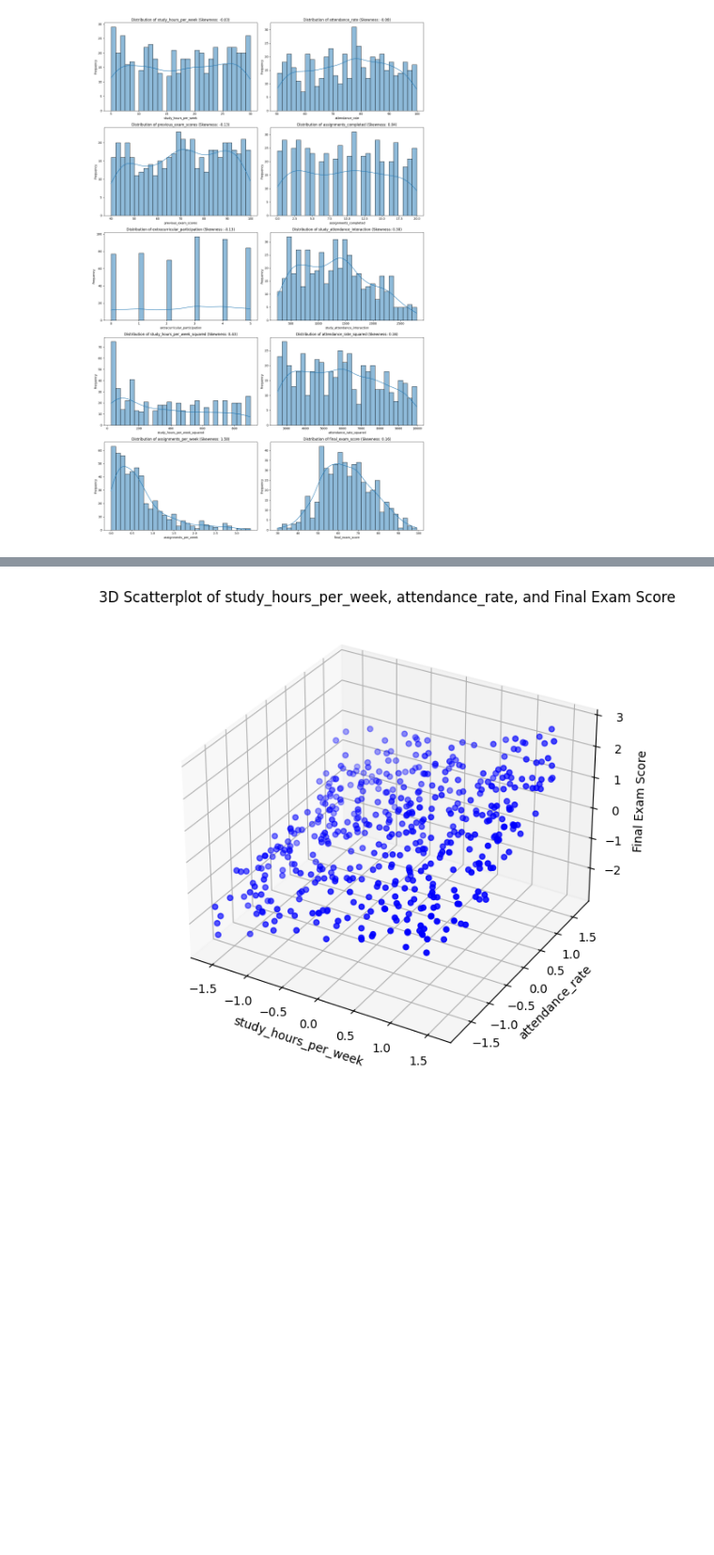
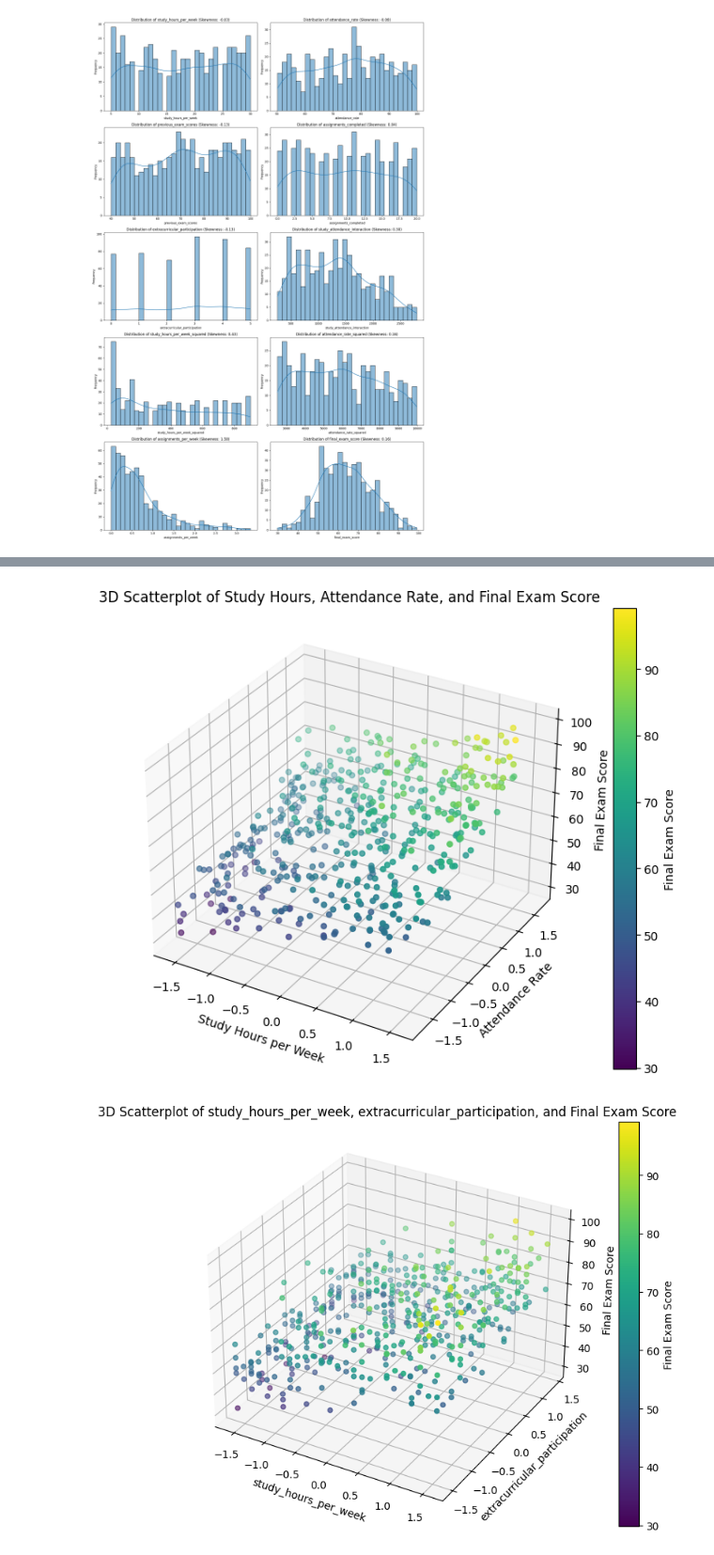
Before and after one commit to Gohxuann/PatternRecognition, a Jupyter notebook: StudentPerformancePrediction_291249.ipynb, the cells around one changed output, grey strips where cells are left out. Shown at 94% size. Saved outputs shown, nothing was run; the diff lists cells and outputs as text; code cells hidden in the pictures; blank space fills up the shorter version.

```diff
--- a/StudentPerformancePrediction_291249.ipynb
+++ b/StudentPerformancePrediction_291249.ipynb
@@ -203,23 +225,42 @@ max               1.936209e+00              1.000000      2.757129e+00
-# %%
-# 2. 3D Scatterplot
-fig = plt.figure(figsize=(10, 7))
-ax = fig.add_subplot(111, projection='3d')
-
-# Attempting to use alternative features if specific ones are missing
-available_columns = data.columns
-if 'final_exam_score' in available_columns:
-    # Select two other features along with 'final_exam_score'
-    features_to_plot = [col for col in available_columns if col != 'final_exam_score'][:2]
-    if len(features_to_plot) == 2:
-        ax.scatter(data[features_to_plot[0]], data[features_to_plot[1]], data['final_exam_score'], c='b', marker='o')
-        ax.set_xlabel(features_to_plot[0])
-        ax.set_ylabel(features_to_plot[1])
-        ax.set_zlabel('Final Exam Score')
-        plt.title(f'3D Scatterplot of {features_to_plot[0]}, {features_to_plot[1]}, and Final Exam Score')
-        plt.show()
-    else:
-        print("Error: Not enough features available for a 3D scatterplot.")
-else:
-    print("Error: 'final_exam_score' column is missing from the dataset.")
-# %% [output]
-[figure, removed]
+# %%
+# Creating a 3D Scatterplot
+fig = plt.figure(figsize=(10, 7))
+ax = fig.add_subplot(111, projection='3d')
+
+# Using three features for visualization
+scatter = ax.scatter(data['study_hours_per_week'], data['attendance_rate'], data['final_exam_score'], c=data['final_exam_score'], cmap='viridis', marker='o')
+ax.set_xlabel('Study Hours per Week')
+ax.set_ylabel('Attendance Rate')
+ax.set_zlabel('Final Exam Score')
+plt.title('3D Scatterplot of Study Hours, Attendance Rate, and Final Exam Score')
+fig.colorbar(scatter, label='Final Exam Score')
+plt.show()
+
+# Creating a 3D Scatterplot
+fig = plt.figure(figsize=(10, 7))
+ax = fig.add_subplot(111, projection='3d')
+
+# Using three features for visualization
+scatter = ax.scatter(data['study_hours_per_week'], data['extracurricular_participation'], data['final_exam_score'], c=data['final_exam_score'], cmap='viridis', marker='o')
+ax.set_xlabel('study_hours_per_week')
+ax.set_ylabel('extracurricular_participation')
+ax.set_zlabel('Final Exam Score')
+plt.title('3D Scatterplot of study_hours_per_week, extracurricular_participation, and Final Exam Score')
+fig.colorbar(scatter, label='Final Exam Score')
+plt.show()
+
+# Creating a 3D Scatterplot
+fig = plt.figure(figsize=(10, 7))
+ax = fig.add_subplot(111, projection='3d')
+
+# Using three features for visualization
+scatter = ax.scatter(data['study_attendance_interaction'], data['extracurricular_participation'], data['final_exam_score'], c=data['final_exam_score'], cmap='viridis', marker='o')
+ax.set_xlabel('study_attendance_interaction')
+ax.set_ylabel('extracurricular_participation')
+ax.set_zlabel('Final Exam Score')
+plt.title('3D Scatterplot of study_attendance_interaction, extracurricular_participation, and Final Exam Score')
+fig.colorbar(scatter, label='Final Exam Score')
+plt.show()
+# %% [output]
+[figure, added]
+[figure, added]
```
Also changed, not shown: parts of 17 cells of this notebook, 1 other file.
